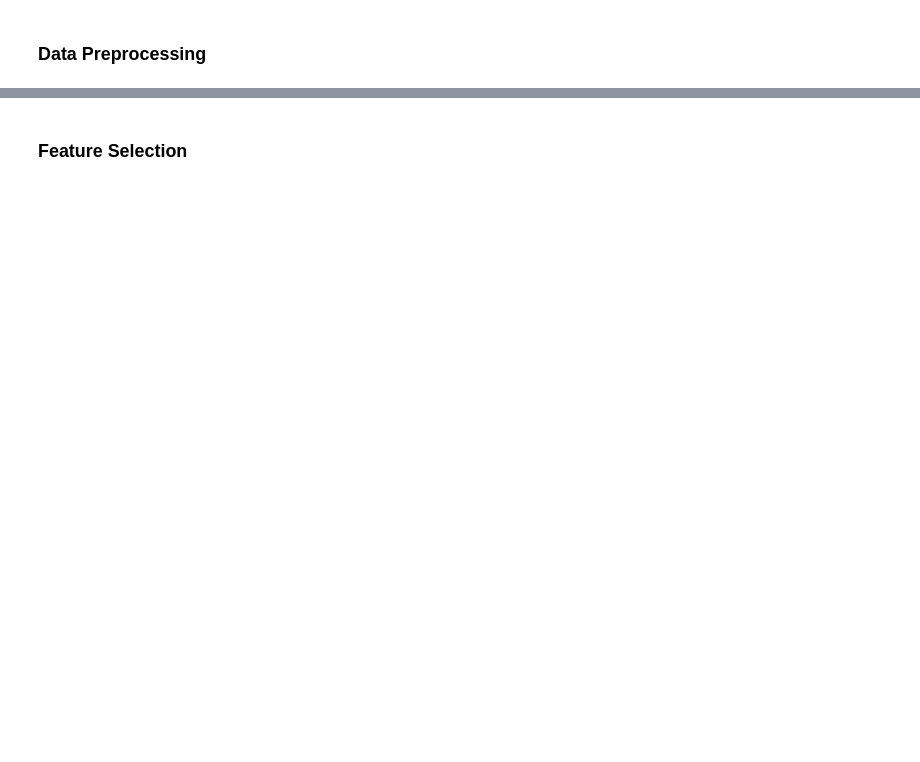
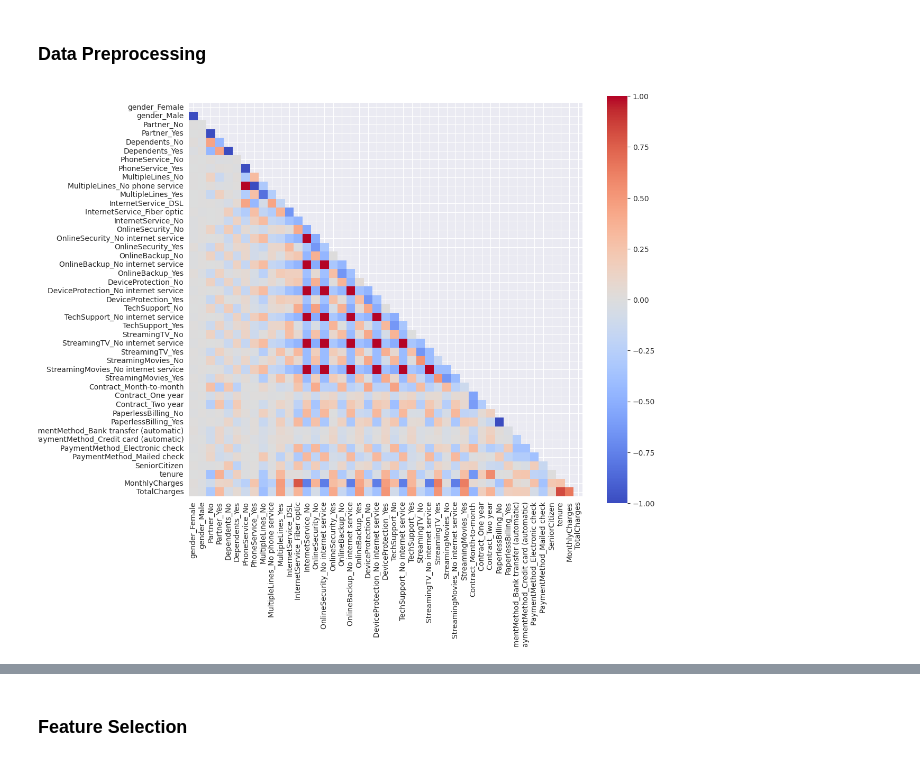
Before and after one commit to JacobJ215/Churn-Analysis-and-Prediction, a Jupyter notebook: churn.ipynb, the cells around one changed output, grey strips where cells are left out. Drawn from its saved outputs; the diff is of its cells as text; code cells hidden in the pictures; blank space fills up the shorter version.

```diff
--- a/churn.ipynb
+++ b/churn.ipynb
@@ -394,3 +399,13 @@ numerical_features = ['SeniorCitizen', 'tenure', 'MonthlyCharges', 'TotalCharges
 
 # Preprocess the data using the preprocessing function
 X_train_processed, X_val_processed, X_test_processed = preprocess_data(X_train, X_val, X_test, categorical_features, numerical_features)
+# %%
+# Check linear correlation (rho) between individual feautures and the target variable
+corr = X_train_processed.corr()
+mask = np.zeros_like(corr)
+mask[np.triu_indices_from(mask)] = True
+with sns.axes_style("darkgrid"):
+    f, ax = plt.subplots(figsize=(12, 10))
+    ax = sns.heatmap(corr, mask=mask, square=True, cmap='coolwarm', annot=False, vmin=-1, vmax=1)
+# %% [output]
+[figure, added]
```
Also changed, not shown: parts of 29 cells of this notebook.
